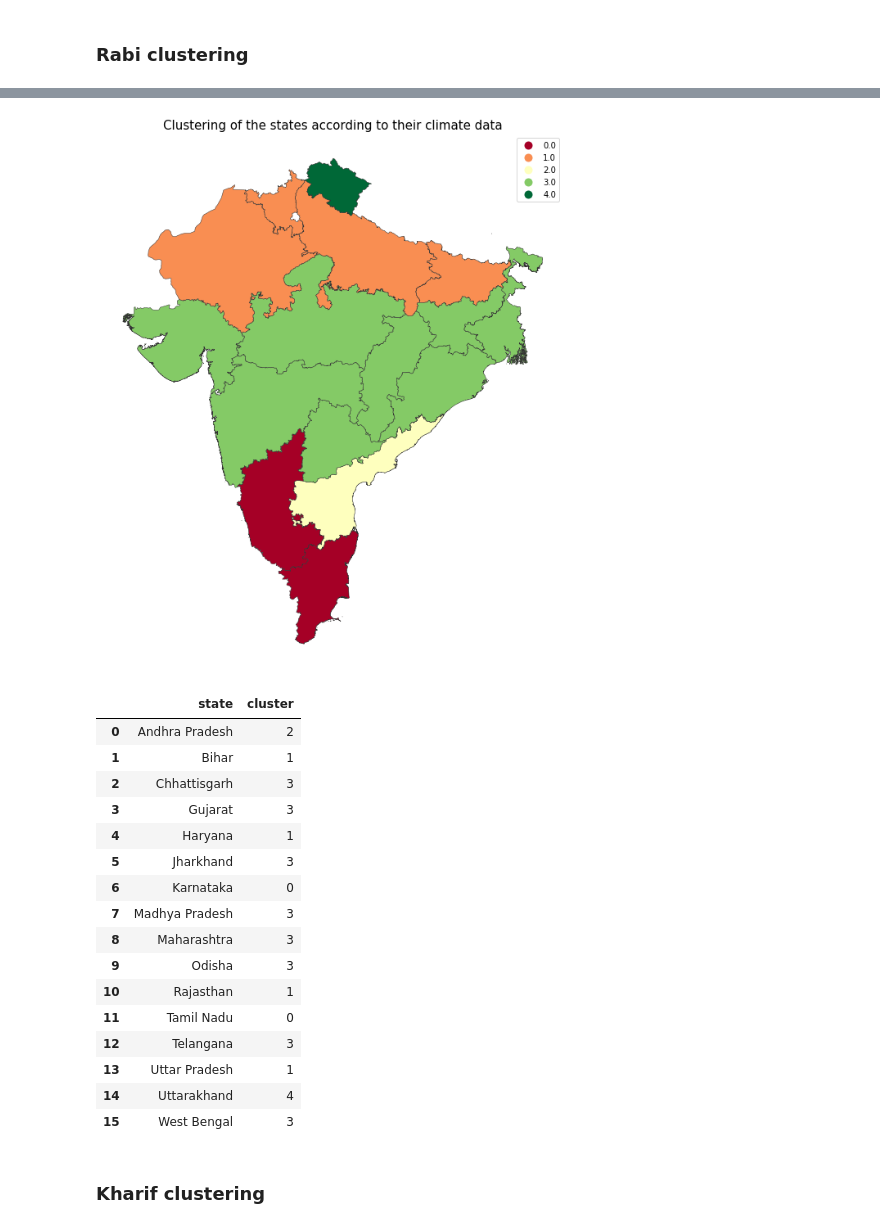
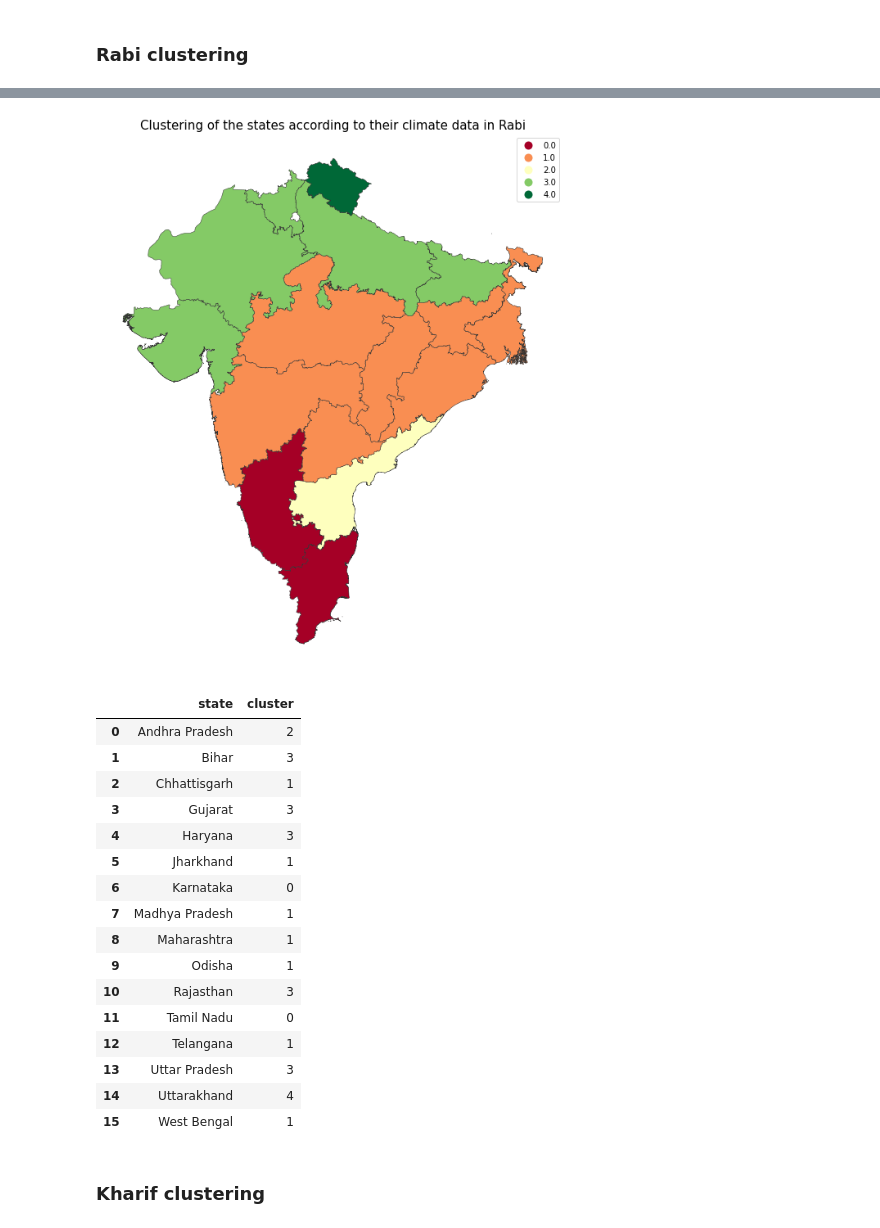
Before and after one commit to amaurylancelin/Datathon, a Jupyter notebook: Code par Pax/Adri/climate_data_clustering.ipynb, the cells around one changed output, grey strips where cells are left out. Drawn from its saved outputs; the diff is of its cells as text; code cells hidden in the pictures.

```diff
--- a/Code par Pax/Adri/climate_data_clustering.ipynb
+++ b/Code par Pax/Adri/climate_data_clustering.ipynb
@@ -353,5 +409,5 @@ plt.show
 # %%
-kmeans = KMeans(n_clusters=5).fit(full_data)
+kmeans = KMeans(n_init=100, n_clusters=5).fit(full_data)
 kmeans_labels = kmeans.labels_
 tot_rabi_df.insert(1,'cluster',kmeans_labels)
 #plot_data=tot_rabi_df.drop(columns = ['evabs', 'lai_hv', 'lai_lv', 'stl1', 'ssr', 'tp', 'swvl1'])
@@ -384,34 +440,34 @@ plot_data
 # %%
 map_path = '../../maps/gadm36_IND_shp/gadm36_IND_1.shp'
 map_gdf = gpd.read_file(map_path)
 merged = map_gdf.set_index('NAME_1').join(plot_data.set_index('state'))
 
 fig, ax = plt.subplots(1, figsize=(12, 12))
 ax.axis('off')
-ax.set_title('Clustering of the states according to their climate data',
+ax.set_title('Clustering of the states according to their climate data in Rabi',
             fontdict={'fontsize': '15', 'fontweight' : '3'})
 fig = merged.plot(column='cluster', cmap='RdYlGn', linewidth=0.5, ax=ax, edgecolor='0.2', categorical=True, legend=True)
 # %% [output]
-[figure, old version]
+[figure, new version]
 # %%
 plot_data = plot_data.drop(columns=[0,1,2,3,4,5,6,7,8,9,10,11,12,13,14,15,16,17,18,19,20,21,22,23,24,25,26,27])
 plot_data
 # %% [output]
 |  | state | cluster |
 | 0 | Andhra Pradesh | 2 |
-| 1 | Bihar | 1 |
-| 2 | Chhattisgarh | 3 |
+| 1 | Bihar | 3 |
+| 2 | Chhattisgarh | 1 |
 | 3 | Gujarat | 3 |
-| 4 | Haryana | 1 |
-| 5 | Jharkhand | 3 |
+| 4 | Haryana | 3 |
+| 5 | Jharkhand | 1 |
 | 6 | Karnataka | 0 |
-| 7 | Madhya Pradesh | 3 |
-| 8 | Maharashtra | 3 |
-| 9 | Odisha | 3 |
-| 10 | Rajasthan | 1 |
+| 7 | Madhya Pradesh | 1 |
+| 8 | Maharashtra | 1 |
+| 9 | Odisha | 1 |
+| 10 | Rajasthan | 3 |
 | 11 | Tamil Nadu | 0 |
-| 12 | Telangana | 3 |
-| 13 | Uttar Pradesh | 1 |
+| 12 | Telangana | 1 |
+| 13 | Uttar Pradesh | 3 |
 | 14 | Uttarakhand | 4 |
-| 15 | West Bengal | 3 |
+| 15 | West Bengal | 1 |
 # %%
```
Also changed, not shown: parts of 14 cells of this notebook, 4 other files.
